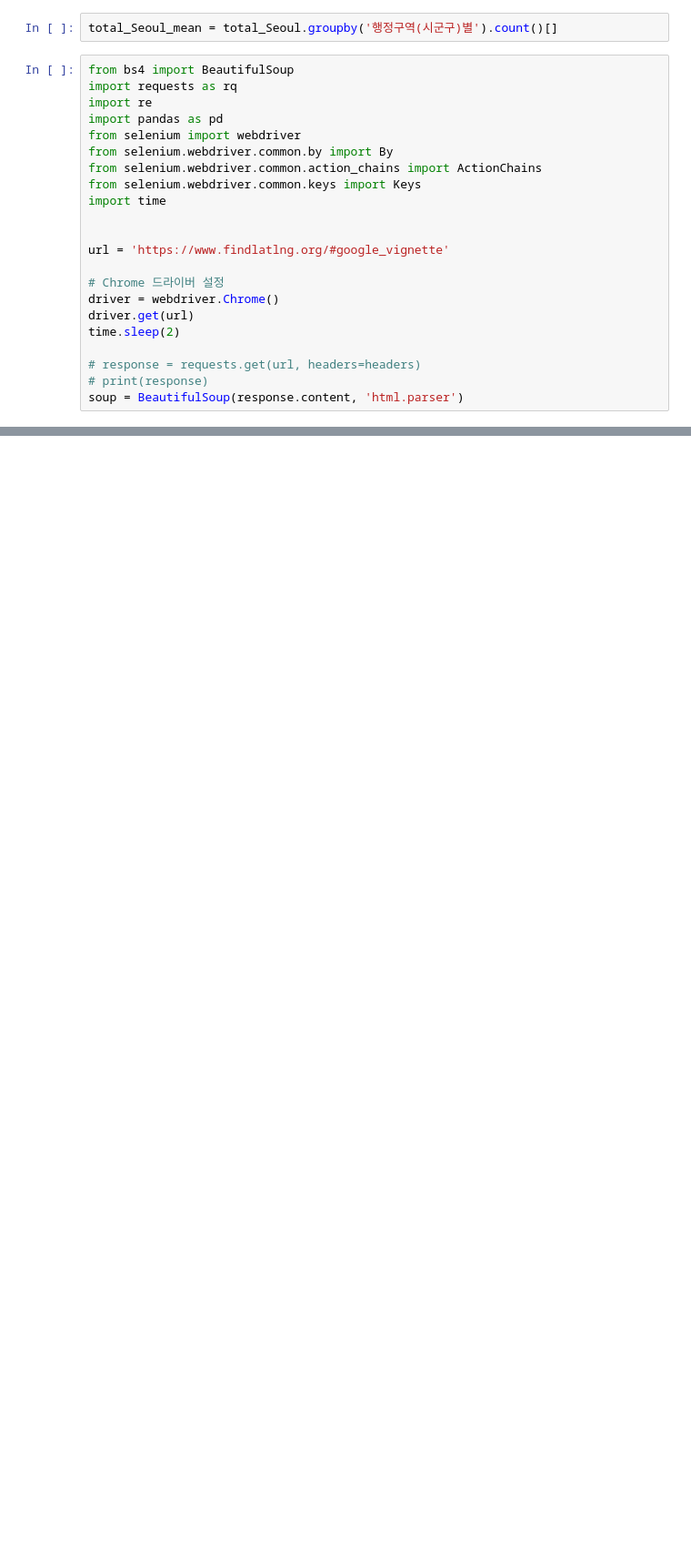
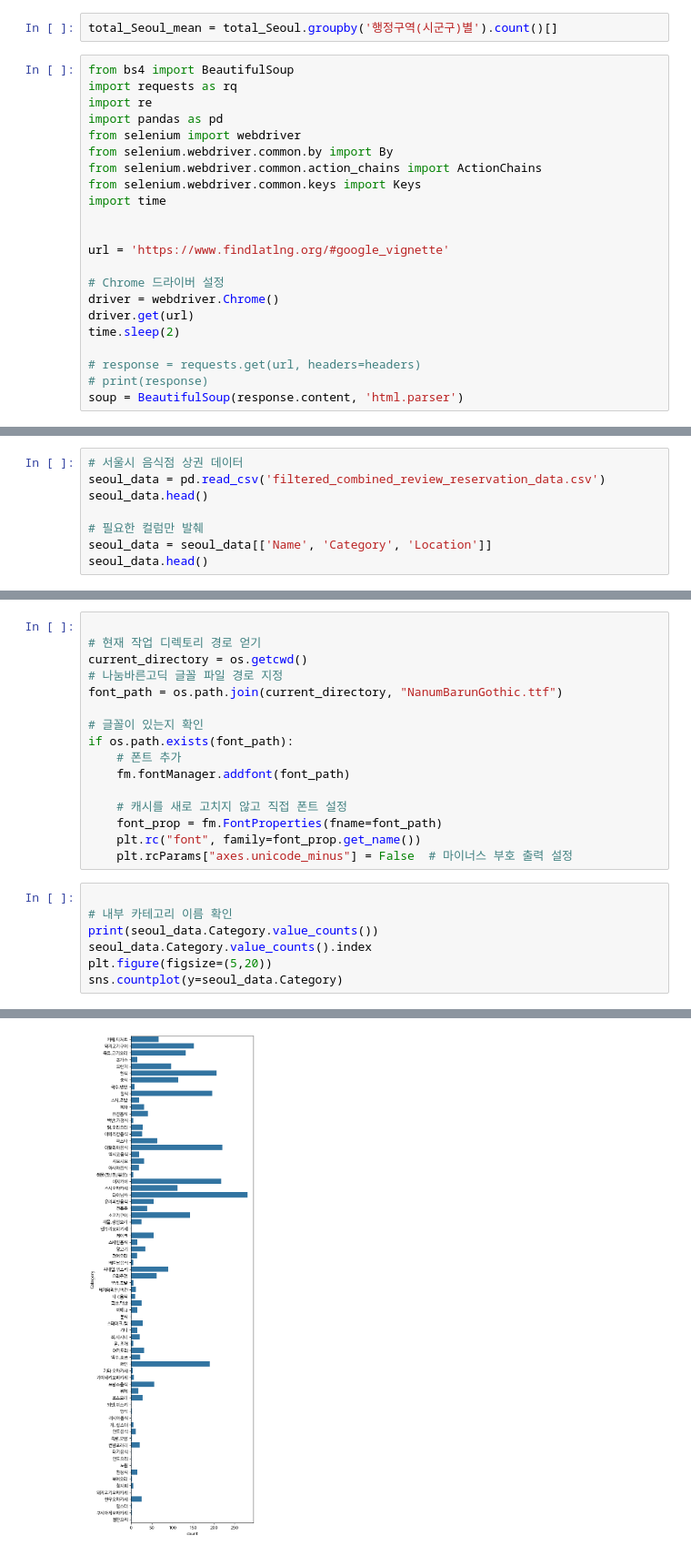
Before and after one commit to Yoon2596/kita_2404, a Jupyter notebook: m3_분석_라이브러리/평가/web_project_0628.ipynb, the cells around one changed output, grey strips where cells are left out. Shown at 91% size. Saved outputs shown, nothing was run; the diff lists cells and outputs as text; blank space fills up the shorter version.

```diff
--- a/m3_분석_라이브러리/평가/web_project_0628.ipynb
+++ b/m3_분석_라이브러리/평가/web_project_0628.ipynb
@@ -115,0 +78,8 @@ map
+# %%
+# 서울시 음식점 상권 데이터
+seoul_data = pd.read_csv('filtered_combined_review_reservation_data.csv')
+seoul_data.head()
+
+# 필요한 컬럼만 발췌
+seoul_data = seoul_data[['Name', 'Category', 'Location']]
+seoul_data.head()
@@ -115,0 +95,24 @@ map
+# %%
+
+# 현재 작업 디렉토리 경로 얻기
+current_directory = os.getcwd()
+# 나눔바른고딕 글꼴 파일 경로 지정
+font_path = os.path.join(current_directory, "NanumBarunGothic.ttf")
+
+# 글꼴이 있는지 확인
+if os.path.exists(font_path):
+    # 폰트 추가
+    fm.fontManager.addfont(font_path)
+
+    # 캐시를 새로 고치지 않고 직접 폰트 설정
+    font_prop = fm.FontProperties(fname=font_path)
+    plt.rc("font", family=font_prop.get_name())
+    plt.rcParams["axes.unicode_minus"] = False  # 마이너스 부호 출력 설정
+# %%
+
+# 내부 카테고리 이름 확인
+print(seoul_data.Category.value_counts())
+seoul_data.Category.value_counts().index
+plt.figure(figsize=(5,20))
+sns.countplot(y=seoul_data.Category)
+# %% [output]
@@ -115,0 +133 @@ map
+[figure, added]
```
Also changed, not shown: parts of 14 cells of this notebook.
